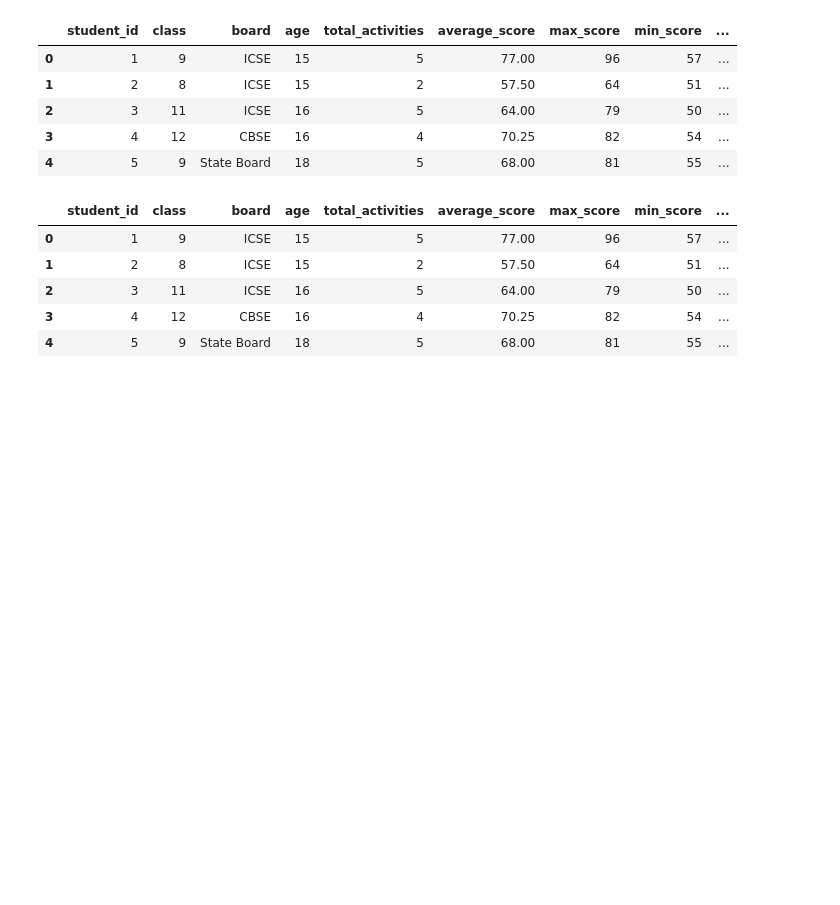
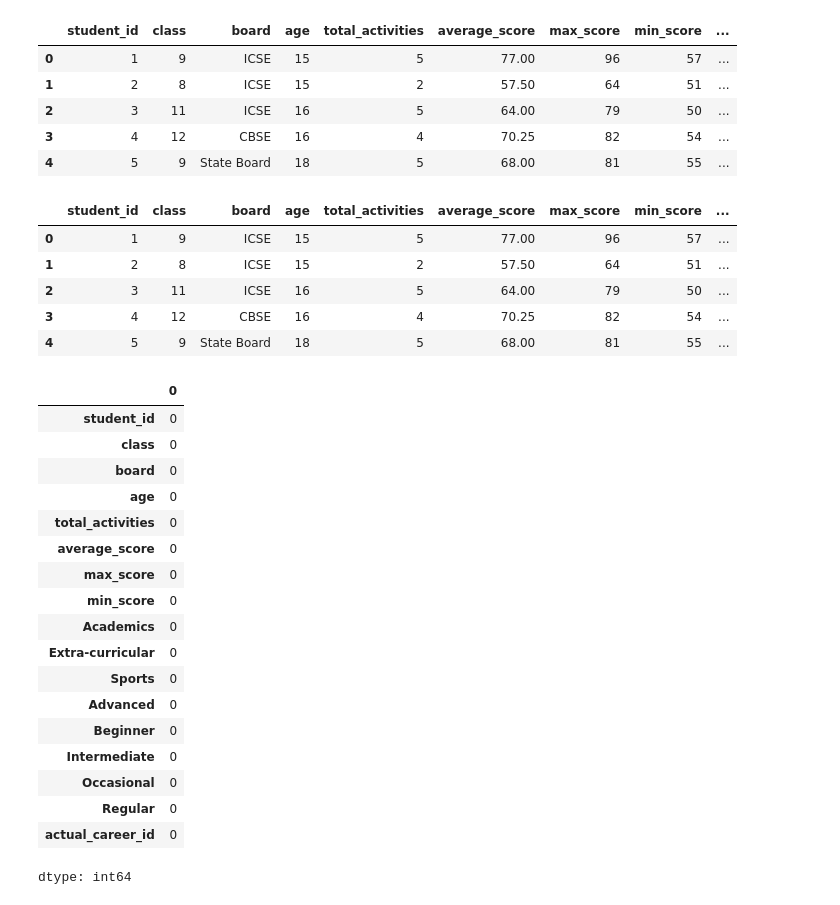
Before and after one commit to PrasastiBaitharu/ybi_foundation, a Jupyter notebook: YBI_45_DAY_INTERNSHIP.ipynb, the cells around one changed output. Saved outputs shown, nothing was run; the diff lists cells and outputs as text; code cells hidden in the pictures; blank space fills up the shorter version.

```diff
--- a/YBI_45_DAY_INTERNSHIP.ipynb
+++ b/YBI_45_DAY_INTERNSHIP.ipynb
@@ -589,3 +589,25 @@ ml_data.head()
 | 2 | 3 | 11 | ICSE | 16 | 5 | 64.00 | 79 | 50 | ... |
 | 3 | 4 | 12 | CBSE | 16 | 4 | 70.25 | 82 | 54 | ... |
 | 4 | 5 | 9 | State Board | 18 | 5 | 68.00 | 81 | 55 | ... |
+# %%
+ml_data.isnull().sum()
+# %% [output]
+|  | 0 |
+| student_id | 0 |
+| class | 0 |
+| board | 0 |
+| age | 0 |
+| total_activities | 0 |
+| average_score | 0 |
+| max_score | 0 |
+| min_score | 0 |
+| Academics | 0 |
+| Extra-curricular | 0 |
+| Sports | 0 |
+| Advanced | 0 |
+| Beginner | 0 |
+| Intermediate | 0 |
+| Occasional | 0 |
+| Regular | 0 |
+| actual_career_id | 0 |
+dtype: int64
```
Also changed, not shown: parts of 3 cells of this notebook.
